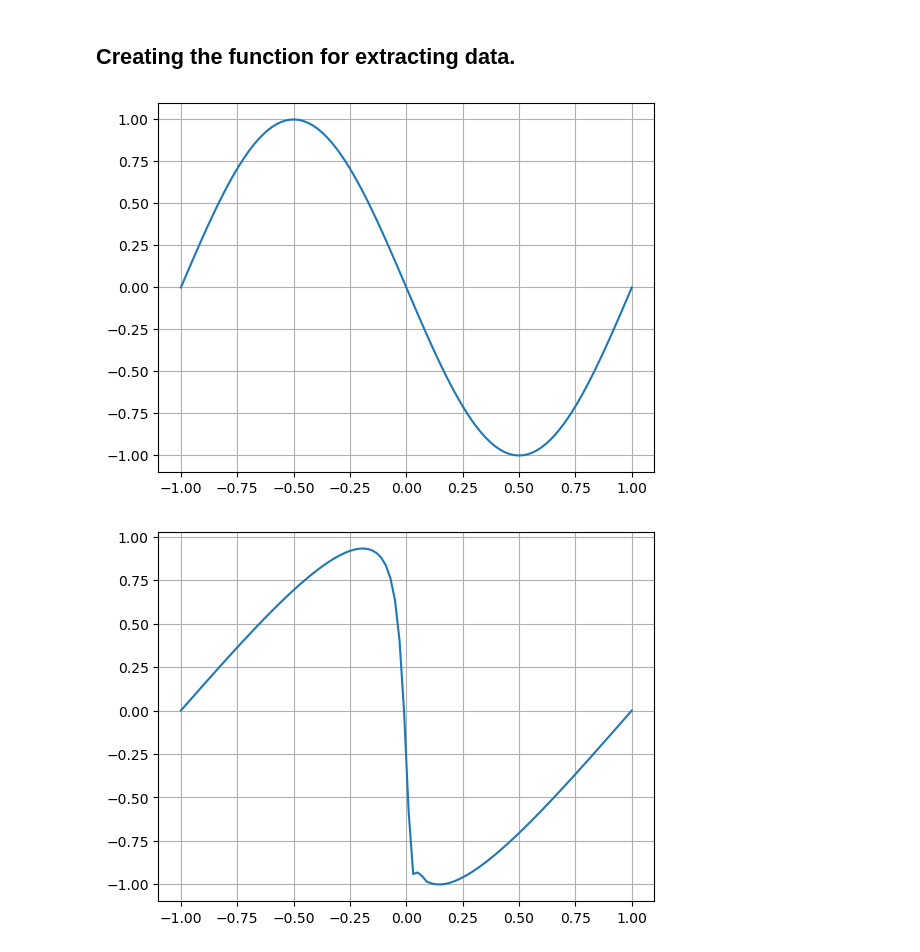
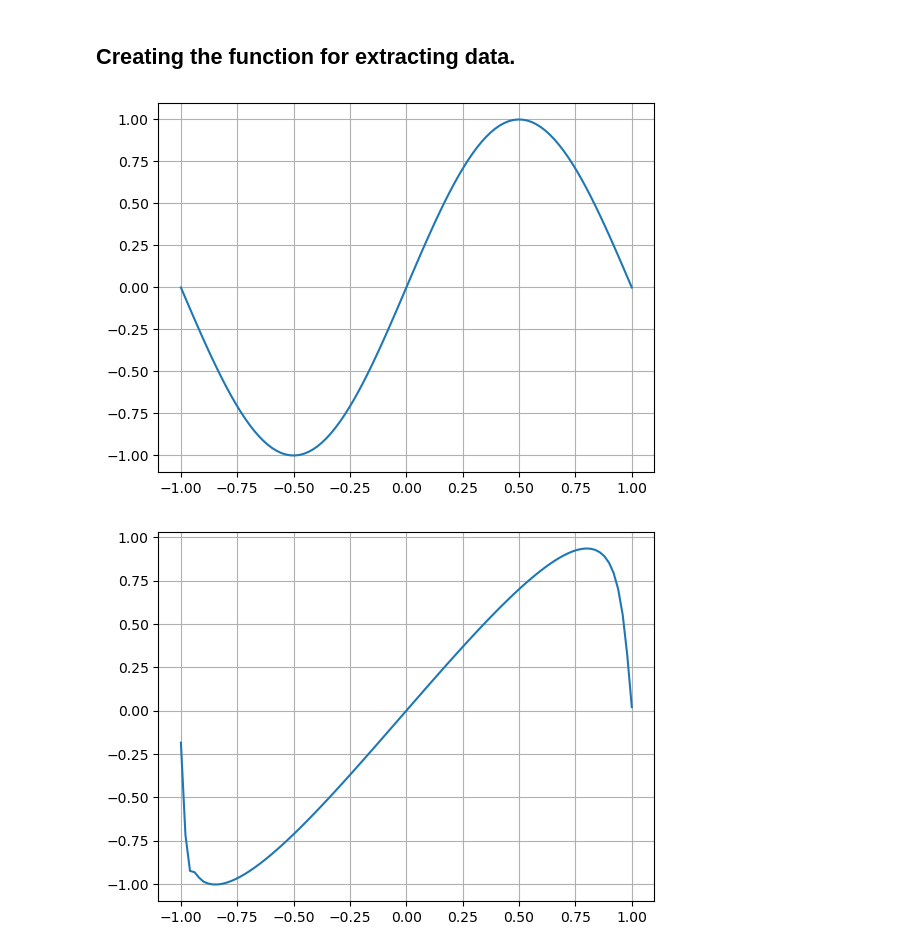
Before and after one commit to abhijeetmangela/Cylender_flow_ML, a Jupyter notebook: Burgers Equation/Burgers_data.ipynb, the cells around one changed output. Cells and saved outputs as stored; diff of their text form; code cells hidden in the pictures.

```diff
--- a/Burgers Equation/Burgers_data.ipynb
+++ b/Burgers Equation/Burgers_data.ipynb
@@ -10,10 +10,11 @@ import pandas as pd
 num_points = 100
 dx = 2/num_points
 x_loc = np.linspace(-1,1,num_points)
-y_loc = -np.sin(np.pi*x_loc)
+y_loc_init = np.sin(np.pi*x_loc)
+y_loc = y_loc_init.copy()
 mu = 0.01
 # %%
 plt.plot(x_loc,y_loc)
 plt.grid()
 # %% [output]
-[figure, old version]
+[figure, new version]
@@ -24,3 +21,10 @@ Y_rec = np.array([y_loc])
+# %%
+dt = 1/1000
+fin_time = 0.5
+time_iter = int (fin_time/dt)
+time_loc = np.linspace(0,fin_time,time_iter)
+
+Y_rec = np.zeros((time_iter,len(x_loc)))
 # %%
 #Y_rec = np.append(Y_rec,[y_loc], axis=0)
 # %%
@@ -46,9 +50,9 @@ for i in range(len(time_loc)):
     dy = dt*(mu*d2y_dx - y_loc*dy_dx)
     y_loc = y_loc + dy
     #y_loc[0] = 0
-    Y_rec = np.append(Y_rec,[y_loc],axis=0)
+    Y_rec[i,:] = y_loc
 # %%
-plt.plot(x_loc,Y_rec[7000,:])
+plt.plot(x_loc,Y_rec[330,:])
 plt.grid()
 # %% [output]
-[figure, old version]
+[figure, new version]
```
Also changed, not shown: parts of 9 cells of this notebook, 3 other files.
